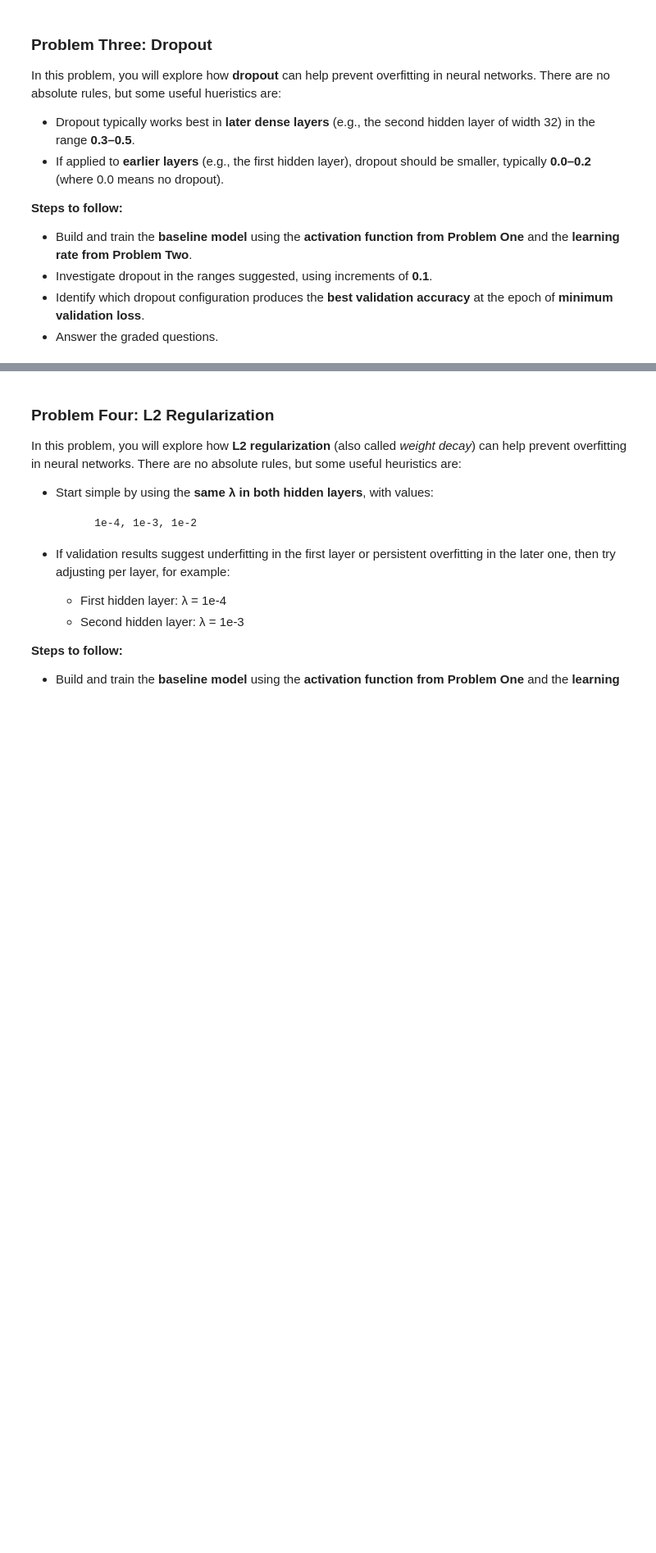
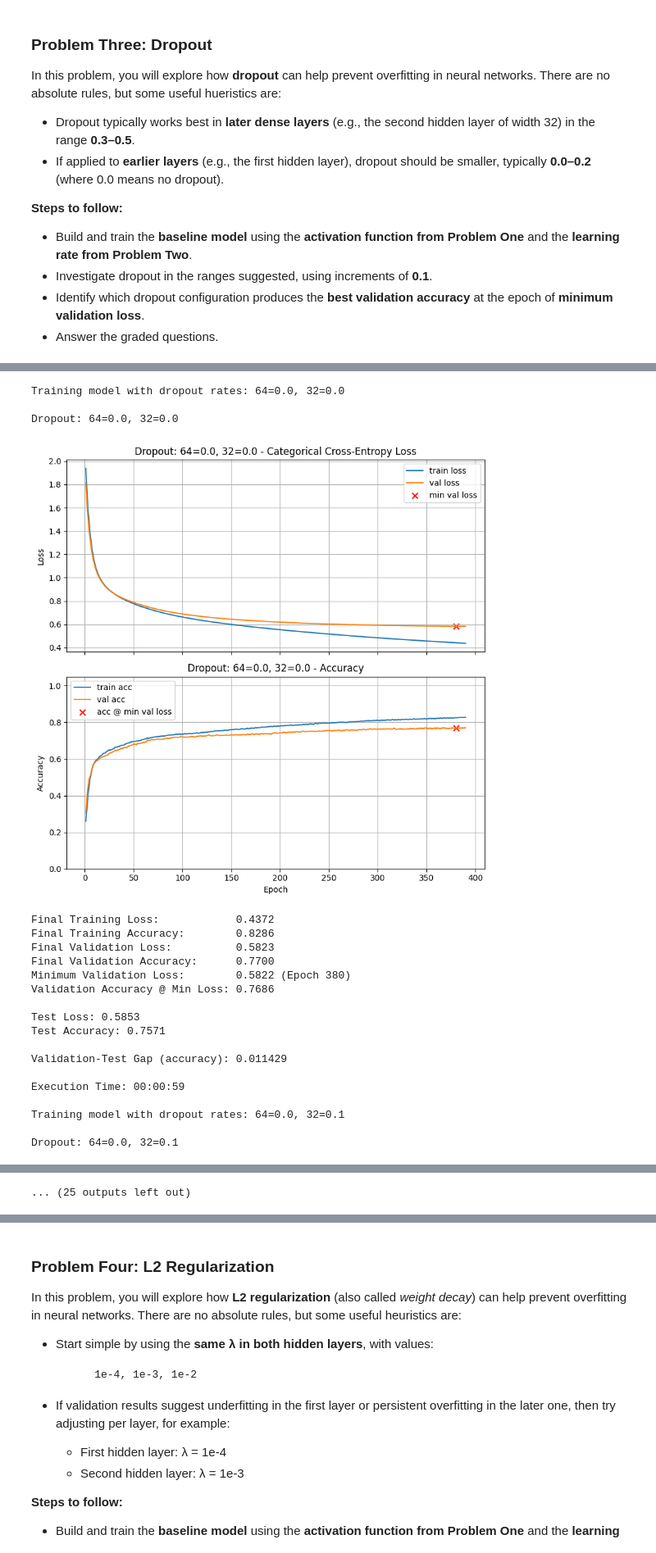
Before and after one commit to ses1002/703MLhomework3, a Jupyter notebook: Homework_03.ipynb, the cells around one changed output, grey strips where cells are left out. Shown at 82% size. Drawn from its saved outputs; the diff is of its cells as text; code cells hidden in the pictures; blank space fills up the shorter version.

```diff
--- a/Homework_03.ipynb
+++ b/Homework_03.ipynb
@@ -719,0 +663,44 @@ ValueError: not enough values to unpack (expected 4, got 3)
+# %%
+# Track best results
+best_acc = 0
+best_dropout = None
+
+# Dropout ranges for each layer
+dropout_64_values = [0.0, 0.1, 0.2]             # for 64-unit layer
+dropout_32_values = [0.0, 0.1, 0.2, 0.3, 0.4, 0.5]  # for 32-unit layer
+
+for d1 in dropout_64_values:
+    for d2 in dropout_32_values:
+        model_do = build_model(
+            X_train.shape[1],
+            [ (64, 'tanh', 0.0, d1), (32, 'tanh', 0.0, d2) ],
+            n_classes
+        )
+        title = f"Dropout: 64={d1}, 32={d2}"
+        print(f"\nTraining model with dropout rates: 64={d1}, 32={d2}")
+        train_and_test(model_do, lr_schedule=0.0001, title=title)
+
+# After all runs:
+print_results()
+# %% [output]
+Training model with dropout rates: 64=0.0, 32=0.0
+
+Dropout: 64=0.0, 32=0.0
+[figure, added]
+Final Training Loss:            0.4372
+Final Training Accuracy:        0.8286
+Final Validation Loss:          0.5823
+Final Validation Accuracy:      0.7700
+Minimum Validation Loss:        0.5822 (Epoch 380)
+Validation Accuracy @ Min Loss: 0.7686
+
+Test Loss: 0.5853
+Test Accuracy: 0.7571
+
+Validation-Test Gap (accuracy): 0.011429
+
+Execution Time: 00:00:59
+
+Training model with dropout rates: 64=0.0, 32=0.1
+
+Dropout: 64=0.0, 32=0.1
@@ -720,3 +780,4 @@ ValueError: not enough values to unpack (expected 4, got 3)
+... (25 outputs left out)
 # %%
 # Set a3a to the pair (dropout_rate_64,dropout_rate_32) of dropout rates for the two hidden layers which provided the best
 # validation accuracy at the epoch of minimum validation loss
```
Also changed, not shown: parts of 29 cells of this notebook.
